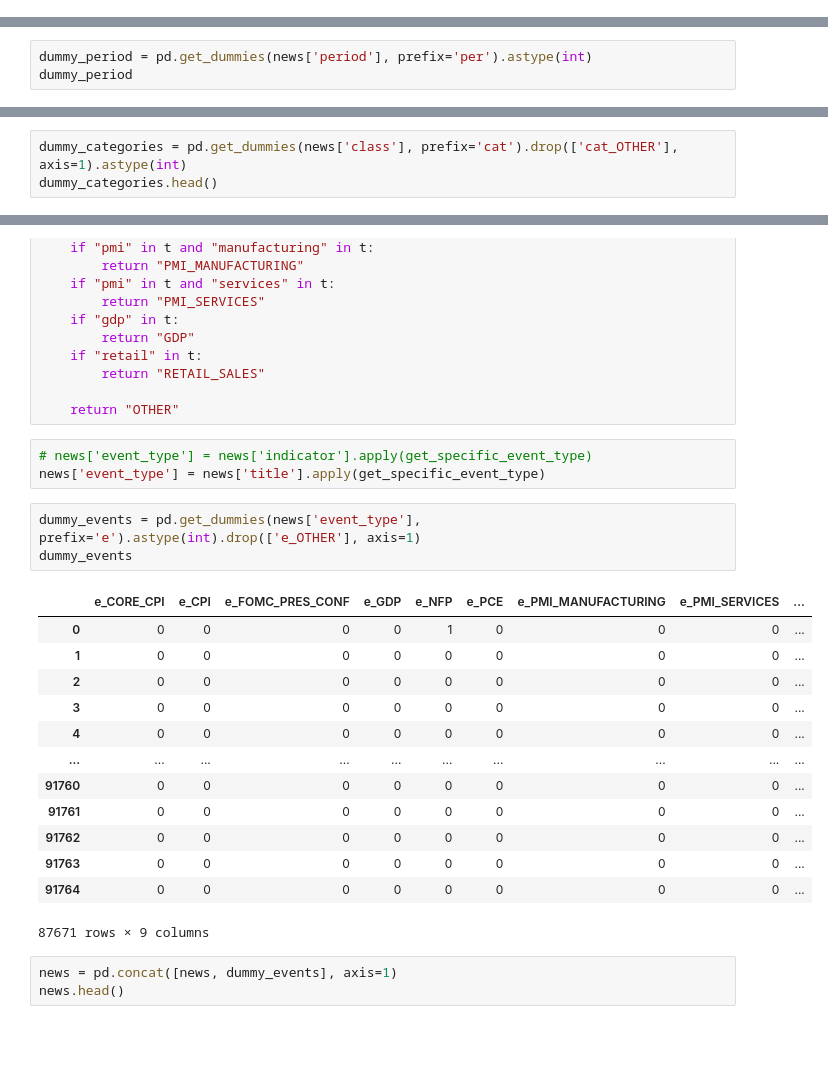
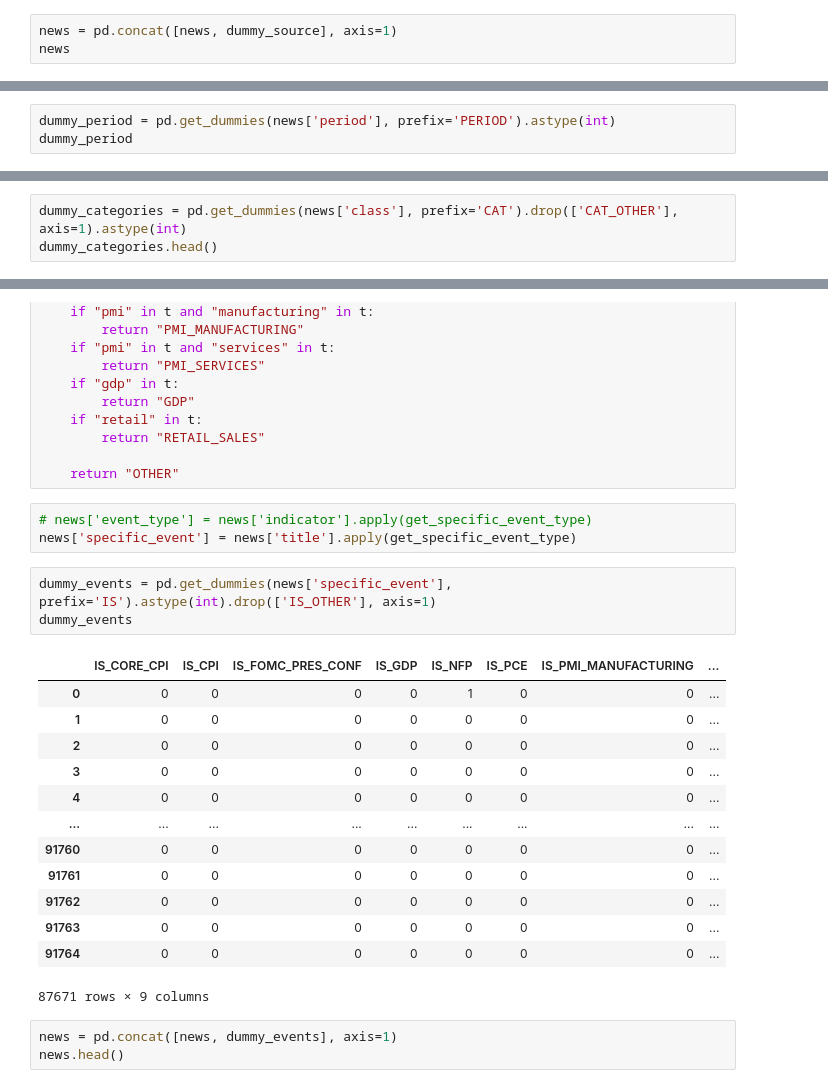
Before and after one commit to ppetrushenkov/fx_news_bot, a Jupyter notebook: notebooks/train_model_pipeline_nb.ipynb, the cells around one changed output, grey strips where cells are left out. Drawn from its saved outputs; the diff is of its cells as text; blank space fills up the shorter version.

```diff
--- a/notebooks/train_model_pipeline_nb.ipynb
+++ b/notebooks/train_model_pipeline_nb.ipynb
@@ -67,0 +290,3 @@ news
+# %%
+news = pd.concat([news, dummy_source], axis=1)
+news
@@ -103,4 +326,4 @@ news
 # %%
-dummy_period = pd.get_dummies(news['period'], prefix='per').astype(int)
+dummy_period = pd.get_dummies(news['period'], prefix='PERIOD').astype(int)
 dummy_period
 # %% [output]
@@ -379,5 +599,5 @@ GDP                    572
 Name: count, dtype: int64
 # %%
-dummy_categories = pd.get_dummies(news['class'], prefix='cat').drop(['cat_OTHER'], axis=1).astype(int)
+dummy_categories = pd.get_dummies(news['class'], prefix='CAT').drop(['CAT_OTHER'], axis=1).astype(int)
 dummy_categories.head()
 # %% [output]
@@ -532,23 +695,23 @@ def get_specific_event_type(title: str) -> str:
     return "OTHER"
 # %%
 # news['event_type'] = news['indicator'].apply(get_specific_event_type)
-news['event_type'] = news['title'].apply(get_specific_event_type)
+news['specific_event'] = news['title'].apply(get_specific_event_type)
 # %%
-dummy_events = pd.get_dummies(news['event_type'], prefix='e').astype(int).drop(['e_OTHER'], axis=1)
+dummy_events = pd.get_dummies(news['specific_event'], prefix='IS').astype(int).drop(['IS_OTHER'], axis=1)
 dummy_events
 # %% [output]
-|  | e_CORE_CPI | e_CPI | e_FOMC_PRES_CONF | e_GDP | e_NFP | e_PCE | e_PMI_MANUFACTURING | e_PMI_SERVICES | ... |
-| 0 | 0 | 0 | 0 | 0 | 1 | 0 | 0 | 0 | ... |
-| 1 | 0 | 0 | 0 | 0 | 0 | 0 | 0 | 0 | ... |
-| 2 | 0 | 0 | 0 | 0 | 0 | 0 | 0 | 0 | ... |
-| 3 | 0 | 0 | 0 | 0 | 0 | 0 | 0 | 0 | ... |
-| 4 | 0 | 0 | 0 | 0 | 0 | 0 | 0 | 0 | ... |
-| ... | ... | ... | ... | ... | ... | ... | ... | ... | ... |
-| 91760 | 0 | 0 | 0 | 0 | 0 | 0 | 0 | 0 | ... |
-| 91761 | 0 | 0 | 0 | 0 | 0 | 0 | 0 | 0 | ... |
-| 91762 | 0 | 0 | 0 | 0 | 0 | 0 | 0 | 0 | ... |
-| 91763 | 0 | 0 | 0 | 0 | 0 | 0 | 0 | 0 | ... |
-| 91764 | 0 | 0 | 0 | 0 | 0 | 0 | 0 | 0 | ... |
+|  | IS_CORE_CPI | IS_CPI | IS_FOMC_PRES_CONF | IS_GDP | IS_NFP | IS_PCE | IS_PMI_MANUFACTURING | ... |
+| 0 | 0 | 0 | 0 | 0 | 1 | 0 | 0 | ... |
+| 1 | 0 | 0 | 0 | 0 | 0 | 0 | 0 | ... |
+| 2 | 0 | 0 | 0 | 0 | 0 | 0 | 0 | ... |
+| 3 | 0 | 0 | 0 | 0 | 0 | 0 | 0 | ... |
+| 4 | 0 | 0 | 0 | 0 | 0 | 0 | 0 | ... |
+| ... | ... | ... | ... | ... | ... | ... | ... | ... |
+| 91760 | 0 | 0 | 0 | 0 | 0 | 0 | 0 | ... |
+| 91761 | 0 | 0 | 0 | 0 | 0 | 0 | 0 | ... |
+| 91762 | 0 | 0 | 0 | 0 | 0 | 0 | 0 | ... |
+| 91763 | 0 | 0 | 0 | 0 | 0 | 0 | 0 | ... |
+| 91764 | 0 | 0 | 0 | 0 | 0 | 0 | 0 | ... |
 87671 rows × 9 columns
 # %%
 news = pd.concat([news, dummy_events], axis=1)
```
Also changed, not shown: parts of 57 cells of this notebook, 3 other files.
